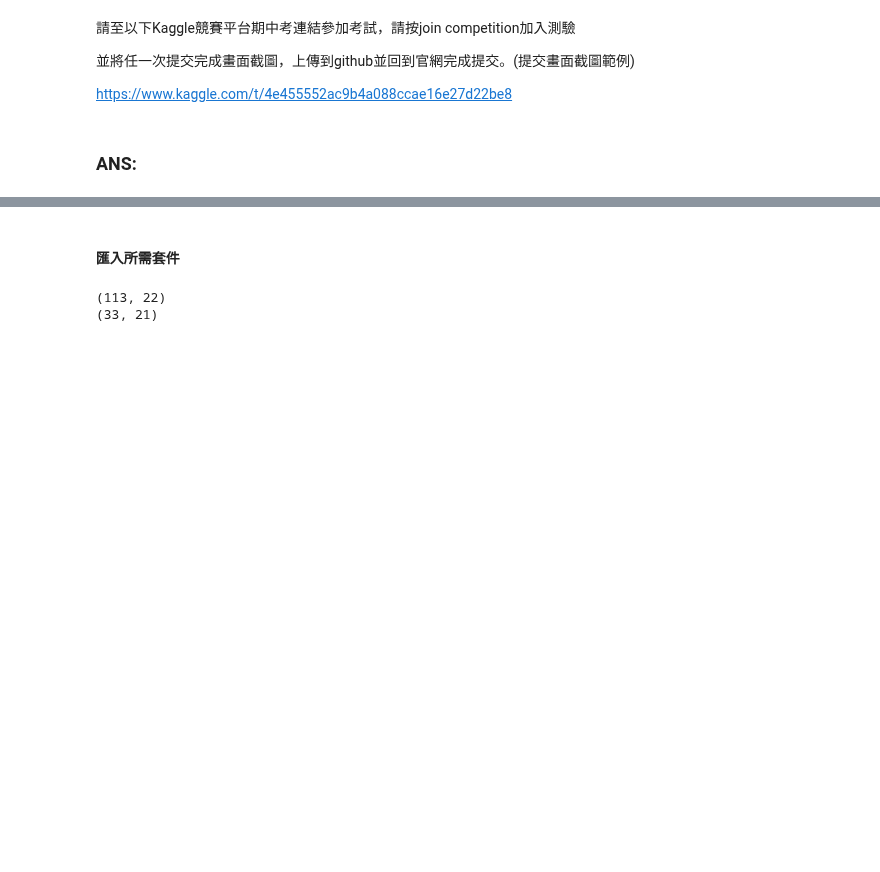
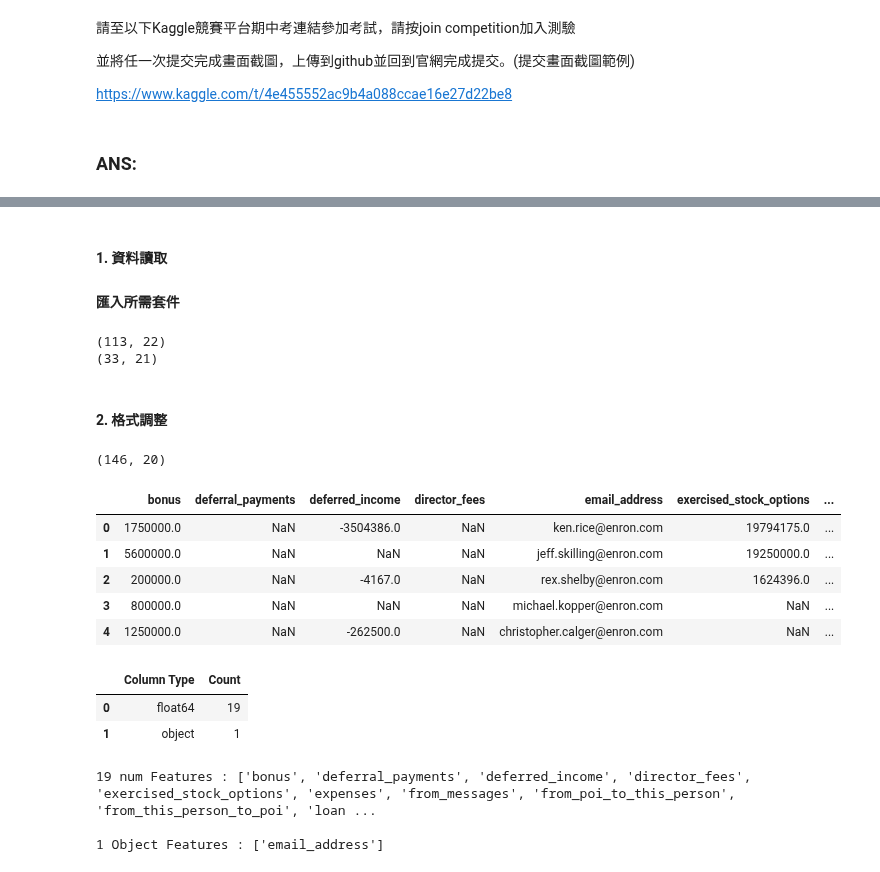
Before and after one commit to DunkLiao/4th-ML100Days, a Jupyter notebook: homework/Day_051_To_053_HW.ipynb, the cells around one changed output, grey strips where cells are left out. Drawn from its saved outputs; the diff is of its cells as text; code cells hidden in the pictures; blank space fills up the shorter version.

```diff
--- a/homework/Day_051_To_053_HW.ipynb
+++ b/homework/Day_051_To_053_HW.ipynb
@@ -17,14 +24,17 @@ https://www.kaggle.com/t/4e455552ac9b4a088ccae16e27d22be8
 # %% [markdown]
+####  1. 資料讀取
 #### 匯入所需套件
 # %%
 # 做完特徵工程前的所有準備 (與前範例相同)
+import os
 import pandas as pd
 import numpy as np
 import copy, time
+import pprint
 import warnings
 warnings.filterwarnings('ignore')
 from IPython.display import display
-from sklearn.preprocessing import MinMaxScaler
+from sklearn.preprocessing import MinMaxScaler,StandardScaler
 from sklearn.model_selection import cross_val_score
 from sklearn.linear_model import LogisticRegression
 from sklearn.preprocessing import LabelEncoder
@@ -32,10 +42,55 @@ from sklearn.preprocessing import LabelEncoder
 data_path = 'data/'
 df_train = pd.read_csv(data_path + 'train_data.csv')
 df_test = pd.read_csv(data_path + 'test_features.csv')
+print(df_train.shape)
+print(df_test.shape)
+# %% [output]
+(113, 22)
+(33, 21)
-# %%
-# 資料維度顯示
-print(df_train.shape)
-print(df_test.shape)
-# %% [output]
-(113, 22)
-(33, 21)
+# %% [markdown]
+####  2. 格式調整
+# %%
+# 重組資料成為訓練 / 預測用格式
+target_col = 'poi'
+key_col = 'name'
+df_train[target_col] = df_train[target_col].map(lambda i: 1 if i == True else 0)
+train_Y = df_train[target_col]
+ids = df_test[key_col]
+df_train = df_train.drop([key_col, target_col] , axis=1)
+df_test = df_test.drop([key_col] , axis=1)
+df = pd.concat([df_train,df_test])
+print(df.shape)
+df.head()
+# %% [output]
+(146, 20)
+|  | bonus | deferral_payments | deferred_income | director_fees | email_address | exercised_stock_options | ... |
+| 0 | 1750000.0 | NaN | -3504386.0 | NaN | ken.rice@enron.com | 19794175.0 | ... |
+| 1 | 5600000.0 | NaN | NaN | NaN | jeff.skilling@enron.com | 19250000.0 | ... |
+| 2 | 200000.0 | NaN | -4167.0 | NaN | rex.shelby@enron.com | 1624396.0 | ... |
+| 3 | 800000.0 | NaN | NaN | NaN | michael.kopper@enron.com | NaN | ... |
+| 4 | 1250000.0 | NaN | -262500.0 | NaN | christopher.calger@enron.com | NaN | ... |
+# %%
+# 秀出資料欄位的類型與數量
+dtype_df = df.dtypes.reset_index()
+dtype_df.columns = ["Count", "Column Type"]
+dtype_df = dtype_df.groupby("Column Type").aggregate('count').reset_index()
+dtype_df
+# %% [output]
+|  | Column Type | Count |
+| 0 | float64 | 19 |
+| 1 | object | 1 |
+# %%
+#確定只有 int64, float64, object 三種類型後, 分別將欄位名稱存於二個 list(數值及文字) 中
+num_features = []
+object_features = []
+for dtype, feature in zip(df.dtypes, df.columns):
+    if dtype == 'float64' or dtype == 'int64':
+        num_features.append(feature)
+    else:
+        object_features.append(feature)
+print(f'{len(num_features)} num Features : {num_features}\n')
+print(f'{len(object_features)} Object Features : {object_features}')
+# %% [output]
+19 num Features : ['bonus', 'deferral_payments', 'deferred_income', 'director_fees', 'exercised_stock_options', 'expenses', 'from_messages', 'from_poi_to_this_person', 'from_this_person_to_poi', 'loan ...
+
+1 Object Features : ['email_address']
```
Also changed, not shown: parts of 25 cells of this notebook.
